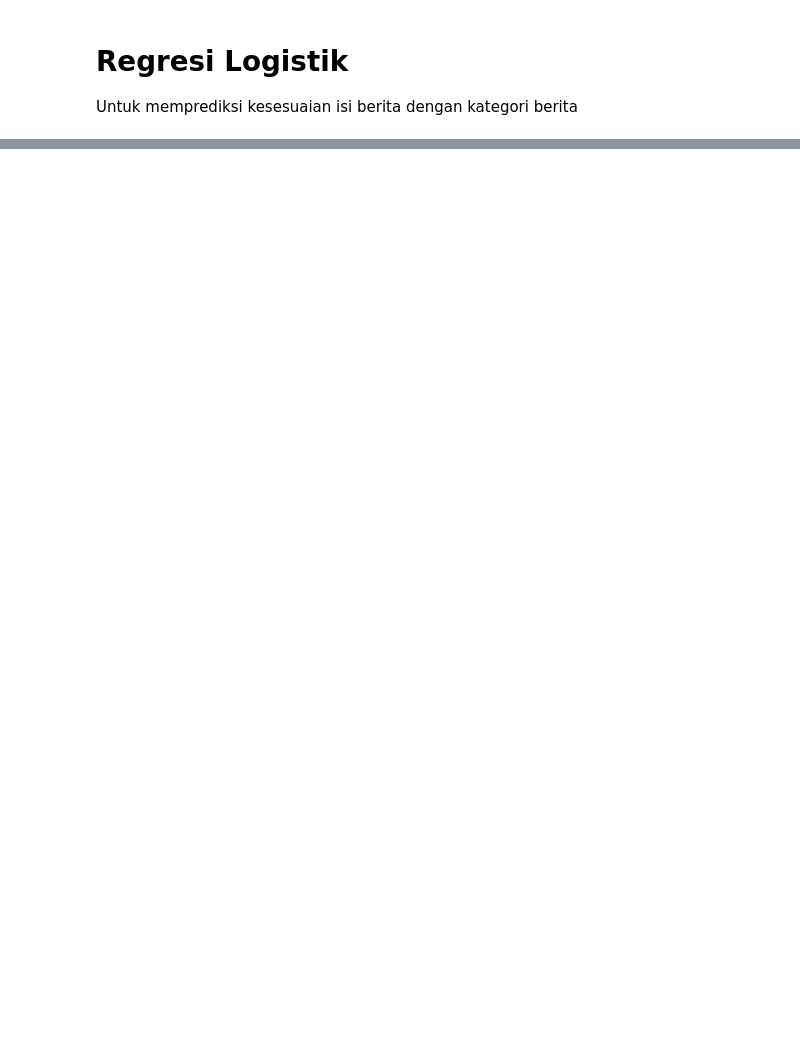
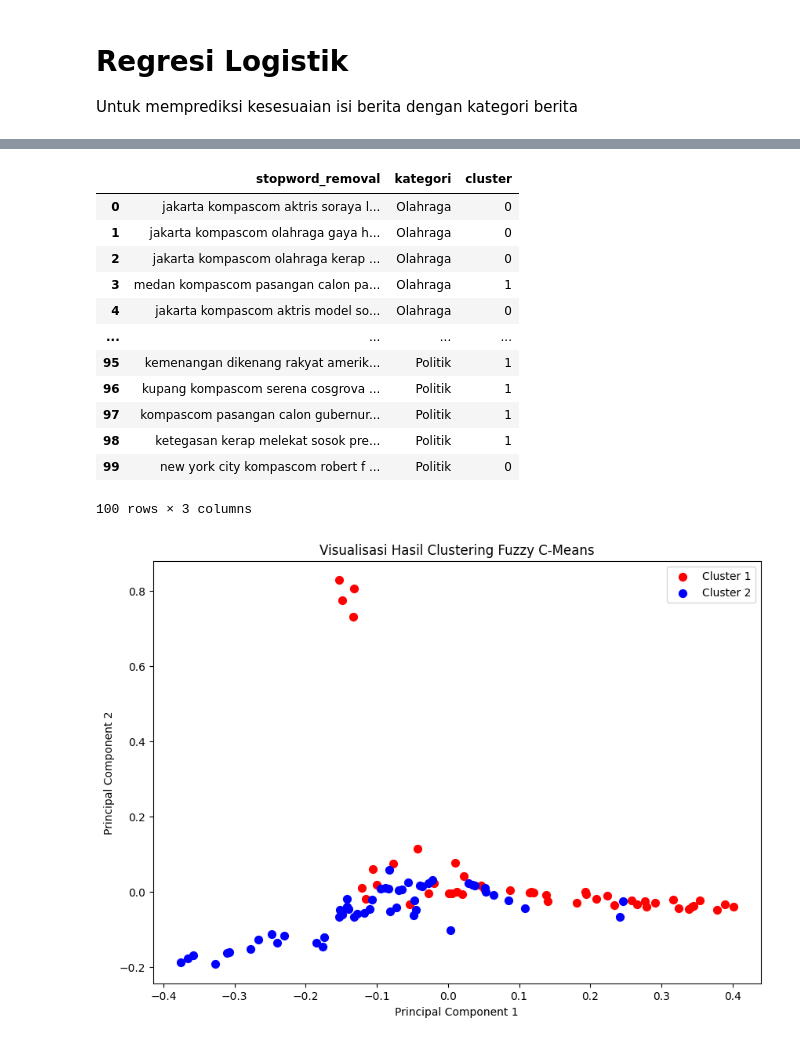
Before and after one commit to raflyfp/PPW-A, a Jupyter notebook: _sources/210411100063 Rafly Faldiansyah Putra Tugas 2 PPW.ipynb, the cells around one changed output, grey strips where cells are left out. Cells and saved outputs as stored; diff of their text form; code cells hidden in the pictures; blank space fills up the shorter version.

```diff
--- a/_sources/210411100063 Rafly Faldiansyah Putra Tugas 2 PPW.ipynb
+++ b/_sources/210411100063 Rafly Faldiansyah Putra Tugas 2 PPW.ipynb
@@ -452,0 +746,49 @@ Akurasi Model: 0.88
+# %%
+import matplotlib.pyplot as plt
+from sklearn.decomposition import PCA
+
+# 7. Menambahkan Kolom Kluster ke DataFrame
+# Menyimpan hasil kluster di dalam DataFrame asli untuk memudahkan tampilan
+df['cluster'] = cluster_labels
+
+# Menampilkan beberapa dokumen beserta kluster mereka
+display(df[['stopword_removal', 'kategori', 'cluster']].head(100))
+
+# 8. Visualisasi Kluster
+# Menggunakan PCA untuk mereduksi data ke dalam 2 dimensi agar bisa divisualisasikan
+pca = PCA(n_components=2)
+pca_result = pca.fit_transform(data_features)
+
+# Mengonversi hasil PCA ke DataFrame untuk kemudahan visualisasi
+pca_df = pd.DataFrame(pca_result, columns=['PC1', 'PC2'])
+pca_df['cluster'] = cluster_labels
+
+# Plot hasil klustering
+plt.figure(figsize=(10, 7))
+colors = ['red', 'blue']  # Sesuaikan warna untuk setiap kluster
+
+for cluster in range(n_clusters):
+    subset = pca_df[pca_df['cluster'] == cluster]
+    plt.scatter(subset['PC1'], subset['PC2'], s=50, color=colors[cluster], label=f'Cluster {cluster + 1}')
+
+# Menambahkan keterangan dan judul grafik
+plt.title("Visualisasi Hasil Clustering Fuzzy C-Means")
+plt.xlabel("Principal Component 1")
+plt.ylabel("Principal Component 2")
+plt.legend()
+plt.show()
+# %% [output]
+|  | stopword_removal | kategori | cluster |
+| 0 | jakarta kompascom aktris soraya l... | Olahraga | 0 |
+| 1 | jakarta kompascom olahraga gaya h... | Olahraga | 0 |
+| 2 | jakarta kompascom olahraga kerap ... | Olahraga | 0 |
+| 3 | medan kompascom pasangan calon pa... | Olahraga | 1 |
+| 4 | jakarta kompascom aktris model so... | Olahraga | 0 |
+| ... | ... | ... | ... |
+| 95 | kemenangan dikenang rakyat amerik... | Politik | 1 |
+| 96 | kupang kompascom serena cosgrova ... | Politik | 1 |
+| 97 | kompascom pasangan calon gubernur... | Politik | 1 |
+| 98 | ketegasan kerap melekat sosok pre... | Politik | 1 |
+| 99 | new york city kompascom robert f ... | Politik | 0 |
+100 rows × 3 columns
+[figure, added]
```
Also changed, not shown: parts of 21 cells of this notebook, 49 other files.
